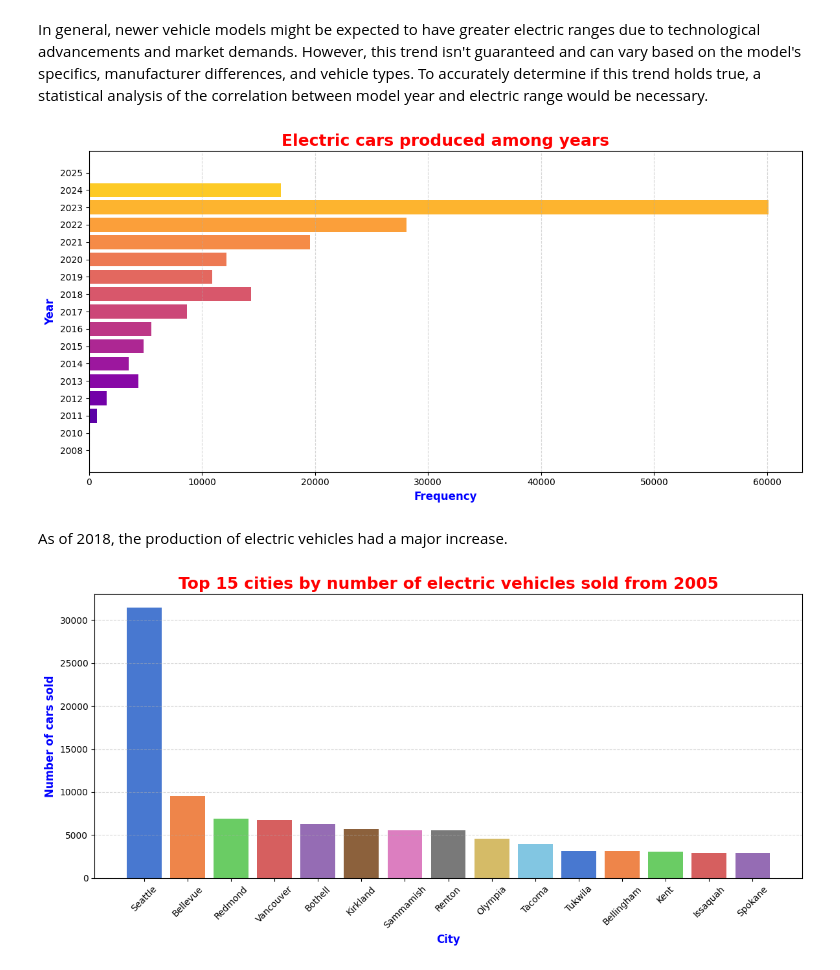
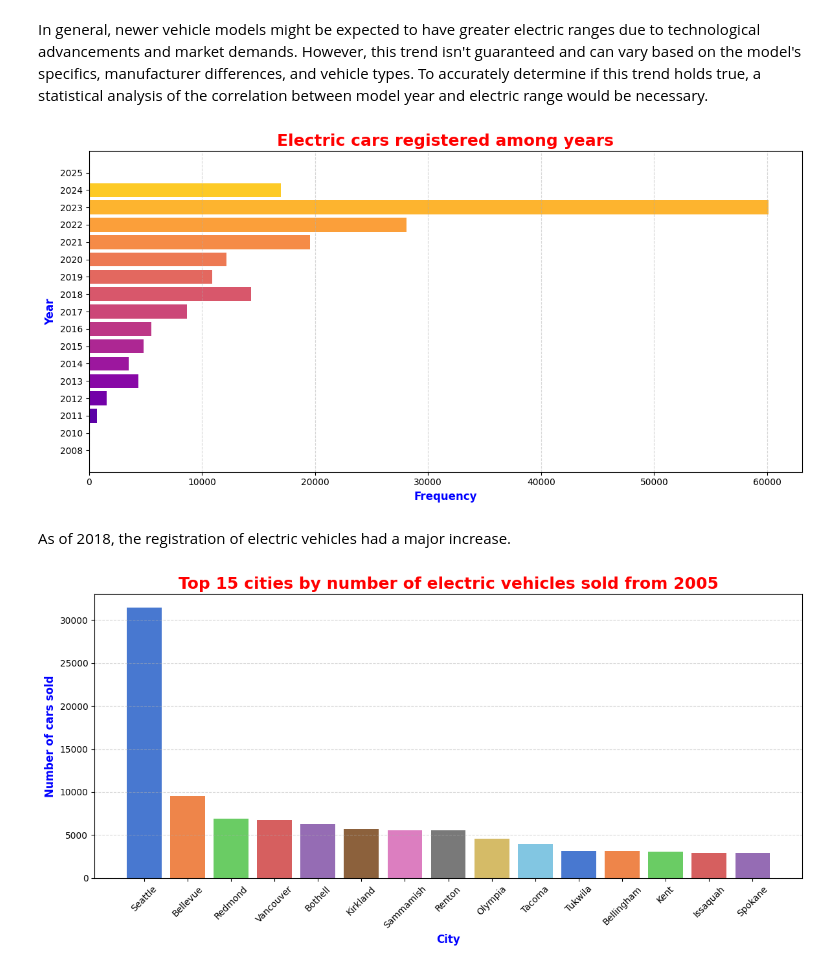
Before and after one commit to letizialanza01/Electric_Vehicles_Project, a Jupyter notebook: Electric_Vehicles_Project.ipynb, the cells around one changed output. Cells and saved outputs as stored; diff of their text form; code cells hidden in the pictures.

```diff
--- a/Electric_Vehicles_Project.ipynb
+++ b/Electric_Vehicles_Project.ipynb
@@ -395,26 +395,26 @@ In general, newer vehicle models might be expected to have greater electric rang
 # %%
 filtered_data = electric_vehicles[electric_vehicles['Model Year'] >= 2005]  #filter the dataframe to include only rows where 'Model Year' is 2005 or later
 year_counts = filtered_data['Model Year'].value_counts().reset_index()  #count occurrences of each model year in the filtered data and reset index
 year_counts.columns = ['Model Year', 'count']
 year_counts = year_counts.sort_values(by='Model Year')
 palette = sns.color_palette('plasma', len(year_counts))  #create a color palette
 
 #create a horizontal bar chart
 plt.figure(figsize = (12, 6))
 bars = plt.barh(year_counts['Model Year'].astype(str), year_counts['count'], color = palette)
-plt.title('Electric cars produced among years', fontsize = 18, fontweight = 'bold', color = 'red')
+plt.title('Electric cars registered among years', fontsize = 18, fontweight = 'bold', color = 'red')
 plt.xlabel('Frequency', fontsize = 12, fontweight = 'bold', color = 'blue')
 plt.ylabel('Year', fontsize = 12, fontweight = 'bold', color = 'blue')
 plt.xticks(fontsize = 10)
 plt.yticks(fontsize = 10)
 plt.grid(axis = 'x', linestyle = '--', alpha = 0.5)
 
 plt.tight_layout()
 plt.show()
 # %% [output]
-[figure, old version]
+[figure, new version]
 # %% [markdown]
-As of 2018, the production of electric vehicles had a major increase.
+As of 2018, the registration of electric vehicles had a major increase.
 # %%
 city_counts = filtered_data['City'].value_counts().reset_index()  #count occurrences of each city in the filtered data and reset index
 city_counts.columns = ['City', 'Count']
```
Also changed, not shown: parts of 16 cells of this notebook.
